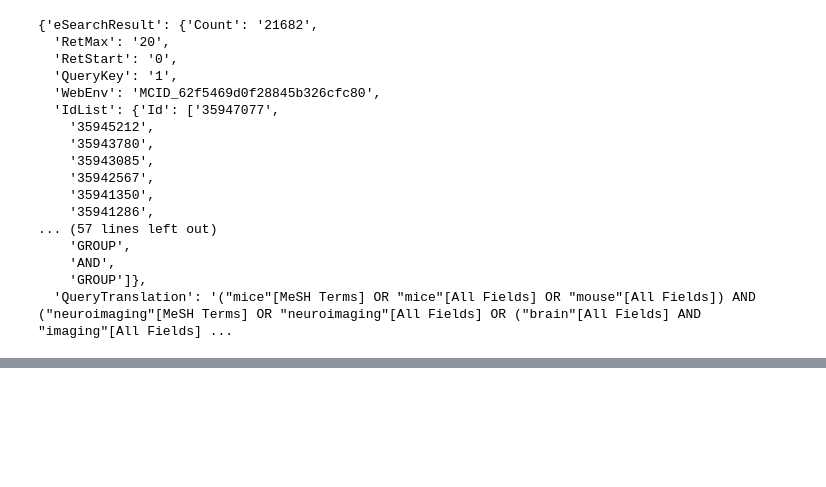
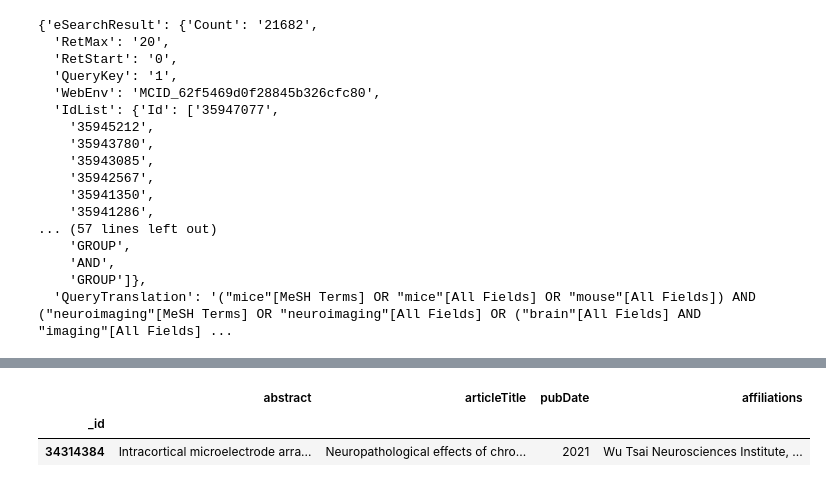
Before and after one commit to PatrickWestermann/DeepSearch, a Jupyter notebook: notebooks/pw_notebook_explore_api.ipynb, the cells around one changed output, grey strips where cells are left out. Cells and saved outputs as stored; diff of their text form; code cells hidden in the pictures; blank space fills up the shorter version.

```diff
--- a/notebooks/pw_notebook_explore_api.ipynb
+++ b/notebooks/pw_notebook_explore_api.ipynb
@@ -349,0 +468,6 @@ https://eutils.ncbi.nlm.nih.gov/entrez/eutils/efetch.fcgi?db=pubmed&id=35943780
+# %%
+df.loc[["34314384"]]
+# %% [output]
+|  | abstract | articleTitle | pubDate | affiliations |
+| _id |  |  |  |  |
+| 34314384 | Intracortical microelectrode arra... | Neuropathological effects of chro... | 2021 | Wu Tsai Neurosciences Institute, ... |
```
Also changed, not shown: parts of 11 cells of this notebook, 2 other files.
